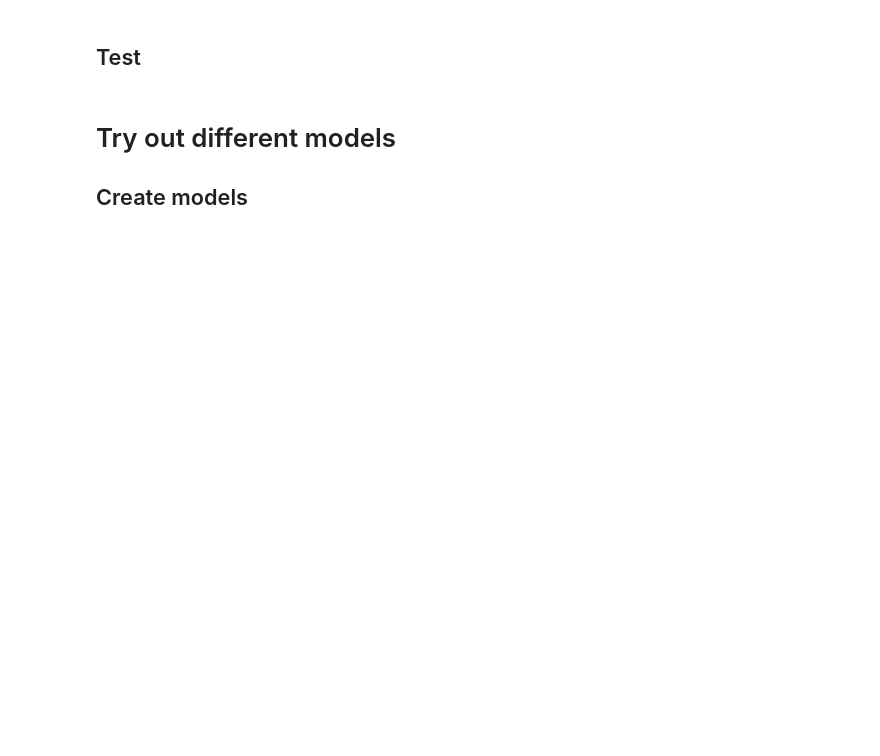
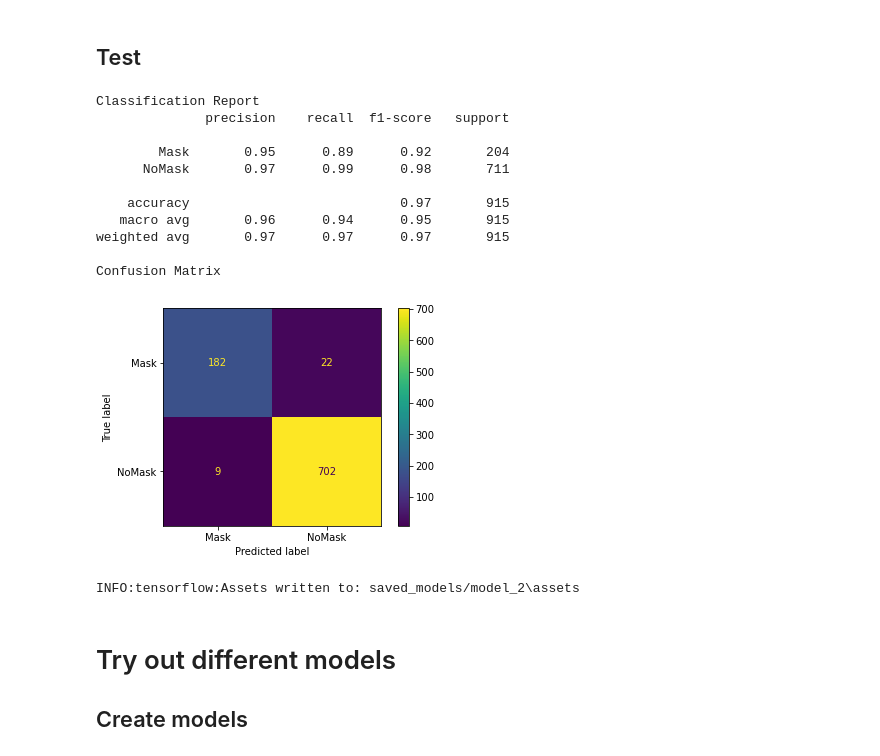
Before and after one commit to Mayerch1/Applied-AI-Technologies, a Jupyter notebook: Hephaistos/Detection/MaskDetection.ipynb, the cells around one changed output. Drawn from its saved outputs; the diff is of its cells as text; code cells hidden in the pictures; blank space fills up the shorter version.

```diff
--- a/Hephaistos/Detection/MaskDetection.ipynb
+++ b/Hephaistos/Detection/MaskDetection.ipynb
@@ -280,4 +412,2 @@ plt.show()
 # %% [markdown]
 ## Test
-# %%
-test_data_gen = get_data_generator(image_generator_test, test_frame, shuffle=False)
@@ -309,6 +414,23 @@ print(classification_report(test_data_gen.classes, predict_class, target_names=t
+# %%
+plot_reports(model_2, test_data_gen)
+# %% [output]
+Classification Report
+              precision    recall  f1-score   support
+
+        Mask       0.95      0.89      0.92       204
+      NoMask       0.97      0.99      0.98       711
+
+    accuracy                           0.97       915
+   macro avg       0.96      0.94      0.95       915
+weighted avg       0.97      0.97      0.97       915
+
+Confusion Matrix
+[figure, added]
 # %%
-#used_model.save('saved_model')
-used_model.save('saved_model_test')
+model_2.save('saved_models/model_2')
+#used_model.save('saved_model_test')
+# %% [output]
+INFO:tensorflow:Assets written to: saved_models/model_2\assets
 # %% [markdown]
 # Try out different models
 ## Create models
```
Also changed, not shown: parts of 43 cells of this notebook, 33 other files.
